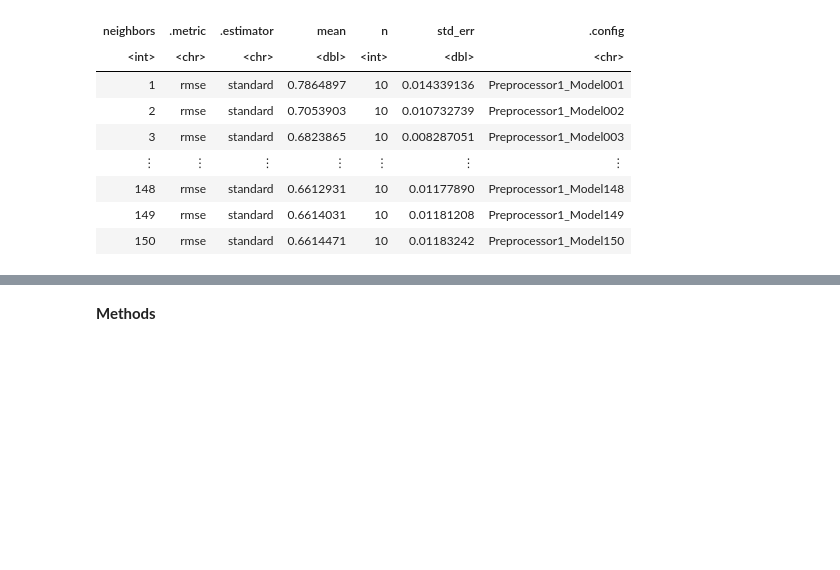
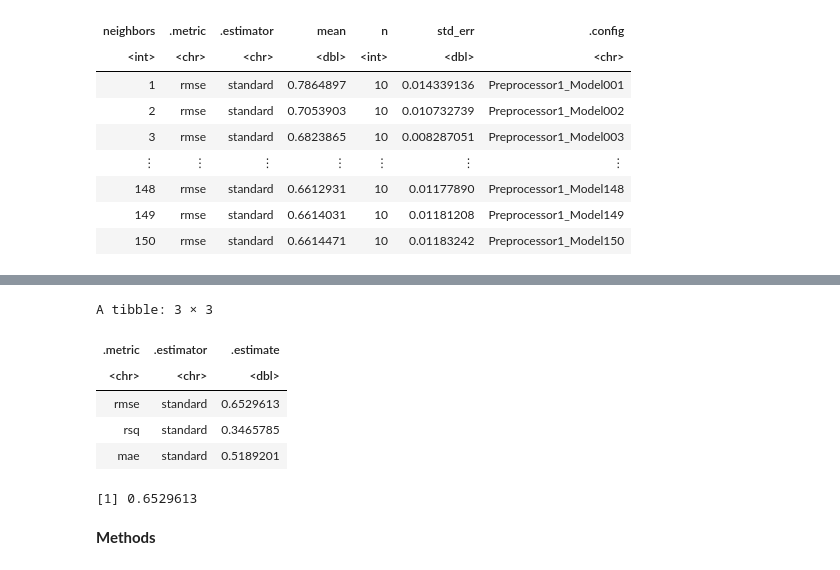
Before and after one commit to aleong2004/Wine-Quality-Prediction, a Jupyter notebook: Project.ipynb, the cells around one changed output, grey strips where cells are left out. Cells and saved outputs as stored; diff of their text form; code cells hidden in the pictures; blank space fills up the shorter version.

Commit message:
knn model added

```diff
--- a/Project.ipynb
+++ b/Project.ipynb
@@ -178,3 +180,33 @@ Warning message:
+# %%
+wine_best_spec_knn <- nearest_neighbor(weight_func = "rectangular", neighbors = wine_knn_min) |>
+          set_engine("kknn") |>
+          set_mode("regression")
+
+wine_best_fit_knn <- workflow() |>
+           add_recipe(wine_recipe_knn) |>
+           add_model(wine_best_spec_knn) |>
+           fit(data = wine_training)
+
+wine_summary_knn <- wine_best_fit_knn |>
+           predict(wine_testing) |>
+           bind_cols(wine_testing) |>
+           metrics(truth = quality, estimate = .pred)
+
+wine_summary_knn
+# %% [output]
+A tibble: 3 × 3
+| .metric | .estimator | .estimate |
+| <chr> | <chr> | <dbl> |
+| rmse | standard | 0.6529613 |
+| rsq | standard | 0.3465785 |
+| mae | standard | 0.5189201 |
+# %%
+wine_knn_rmse <- wine_summary_knn |>
+                    filter(.metric == 'rmse') |>
+                    pull()
+wine_knn_rmse
+# %% [output]
+[1] 0.6529613
 # %% [markdown]
 **Methods**
 # %% [markdown]
```
Also changed, not shown: parts of 3 cells of this notebook.
